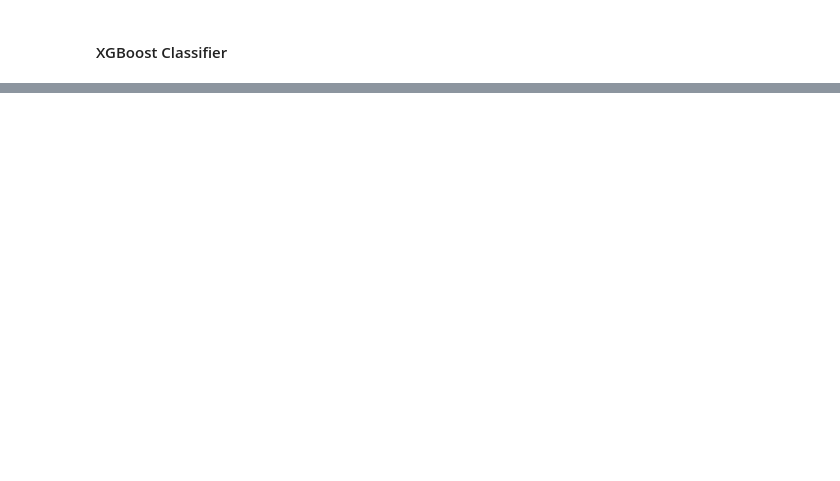
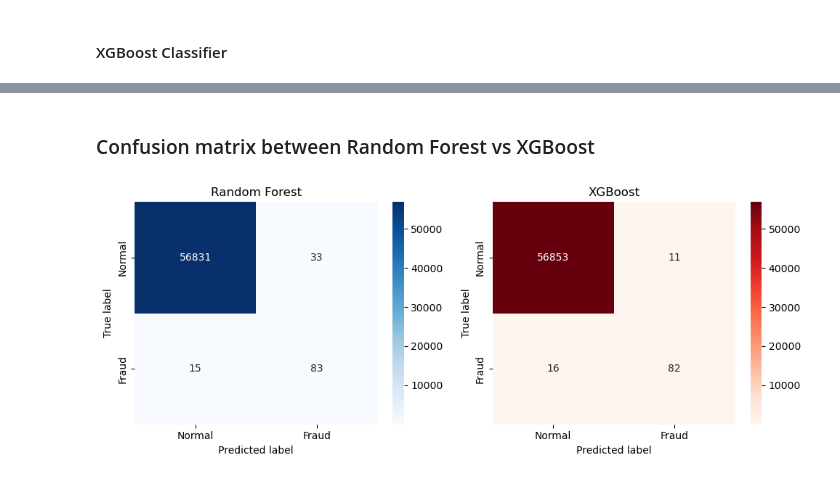
Before and after one commit to tranngonguyettu/Fraud_Detection, a Jupyter notebook: fraud_detection.ipynb, the cells around one changed output, grey strips where cells are left out. Saved outputs shown, nothing was run; the diff lists cells and outputs as text; code cells hidden in the pictures; blank space fills up the shorter version.

```diff
--- a/fraud_detection.ipynb
+++ b/fraud_detection.ipynb
@@ -420,0 +484,46 @@ print("F1-score of the XGBoost is {}".format(f1_score(y_test, xgb_predict)))
+# %% [markdown]
+### Confusion matrix between Random Forest vs XGBoost
+# %%
+from sklearn.metrics import confusion_matrix
+import matplotlib.pyplot as plt
+import seaborn as sns
+
+# Tính confusion matrix
+cm1 = confusion_matrix(y_test, forest_prediction)
+cm2 = confusion_matrix(y_test, xgb_predict)
+
+# Tạo subplot
+fig, axes = plt.subplots(1, 2, figsize=(10,4))
+
+# Random Forest
+sns.heatmap(
+    cm1,
+    annot=True,
+    fmt='d',
+    cmap='Blues',
+    xticklabels=['Normal','Fraud'],
+    yticklabels=['Normal','Fraud'],
+    ax=axes[0]
+)
+axes[0].set_title('Random Forest')
+axes[0].set_xlabel('Predicted label')
+axes[0].set_ylabel('True label')
+
+# XGBoost
+sns.heatmap(
+    cm2,
+    annot=True,
+    fmt='d',
+    cmap='Reds',
+    xticklabels=['Normal','Fraud'],
+    yticklabels=['Normal','Fraud'],
+    ax=axes[1]
+)
+axes[1].set_title('XGBoost')
+axes[1].set_xlabel('Predicted label')
+axes[1].set_ylabel('True label')
+
+plt.tight_layout()
+plt.show()
+# %% [output]
+[figure, added]
```
Also changed, not shown: parts of 20 cells of this notebook.
